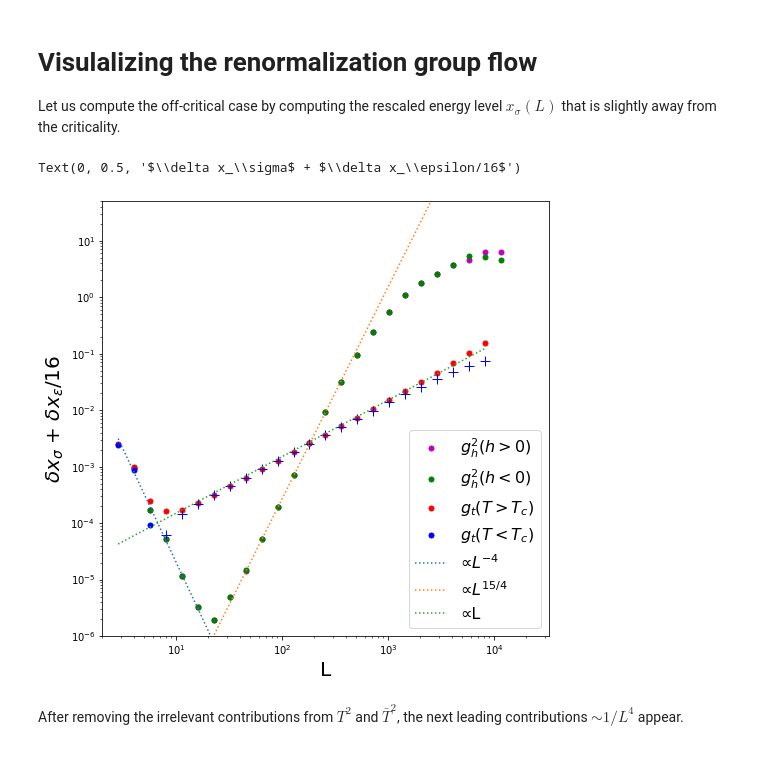
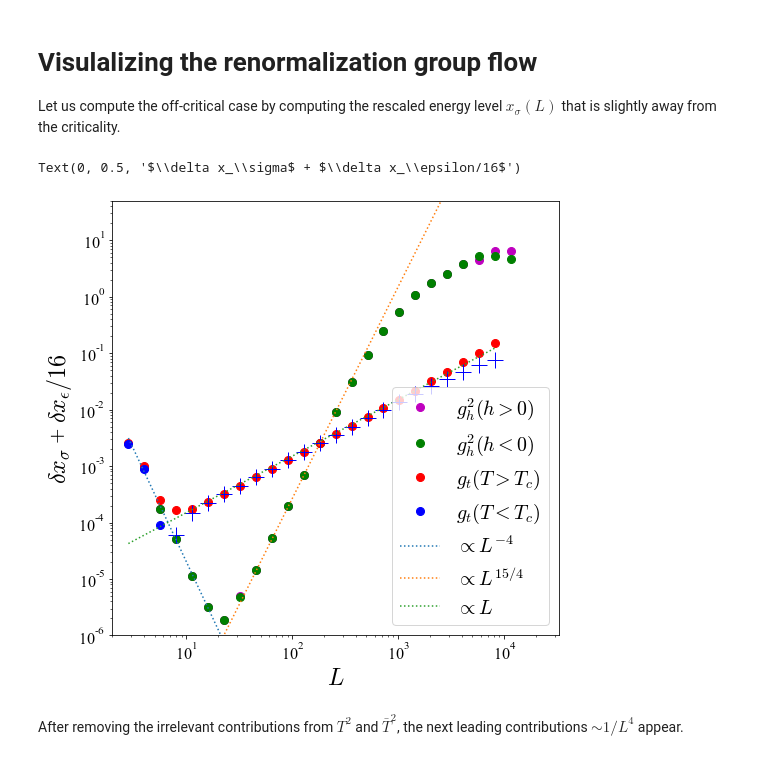
Before and after one commit to dartsushi/Loop-TNR_RGflow, a Jupyter notebook: RG_flow_tutorial.ipynb, the cells around one changed output. Cells and saved outputs as stored; diff of their text form; code cells hidden in the pictures.

```diff
--- a/RG_flow_tutorial.ipynb
+++ b/RG_flow_tutorial.ipynb
@@ -112,12 +112,17 @@ def parabola_fit(x,a,b):
 l_list=2**(np.linspace(1.5,1+0.5*len(data[0]),len(data[0])))
 fd,cov=curve_fit(parabola_fit,l_list[1:8],lE0_list[-1,1:8])
 # %%
+plt.rcParams['mathtext.fontset'] = 'cm'
+plt.rcParams['xtick.labelsize'] = 16
+plt.rcParams['ytick.labelsize'] = 16
+plt.rcParams["font.family"] = "Times New Roman"
+
 plt.figure(figsize=(8,8))
 plt.plot(l_list,lE0_list[-1],".")
 plt.plot(np.linspace(0,7e4,1000),parabola_fit(np.linspace(0,7e4,1000),fd[0],1),":",label="Fit")
 plt.title(r"$\epsilon_0={0}$ and $c={1}$".format(np.round(fd[0],3),np.round(-fd[1]*6/np.pi,5)),fontsize=20)
-plt.ylabel("$L*E_0$",fontsize=20)
-plt.xlabel("L",fontsize=20)
+plt.ylabel(r"$LE_0$",fontsize=24)
+plt.xlabel(r"$L$",fontsize=24)
 plt.xlim(0,7e4)
 # %% [output]
 (0.0, 70000.0)
@@ -322,26 +327,26 @@ for i in range(4):
 # %%
 color_list= ["m", "g", "r", "b", "y", "k", "w"]
 plt.figure(figsize=(8,8))
 for i in range(4):
     if i >=2:
-        plt.plot(l_list,((gap_list[i]-0.125)+(gap_list2[i]-1)/16),".",markersize=10,color=color_list[i],label=LABEL[i])
-        plt.plot(l_list,-((gap_list[i]-0.125)+(gap_list2[i]-1)/16),"+",markersize=10,color=color_list[i])
+        plt.plot(l_list,((gap_list[i]-0.125)+(gap_list2[i]-1)/16),".",markersize=16,color=color_list[i],label=LABEL[i])
+        plt.plot(l_list,-((gap_list[i]-0.125)+(gap_list2[i]-1)/16),"+",markersize=16,color=color_list[i])
     else:
-        plt.plot(np.sqrt(2)*l_list,((gap_list[i]-0.125)+(gap_list2[i]-1)/16),".",markersize=10,color=color_list[i],label=LABEL[i])
-        plt.plot(np.sqrt(2)*l_list,-((gap_list[i]-0.125)+(gap_list2[i]-1)/16),"+",markersize=10,color=color_list[i])
-plt.plot(l_list,0.2*l_list**(-4),":",label="$∝L^{-4}$")
-plt.plot(l_list[:80],8.5e-12*l_list[:80]**3.75,":",label="$∝L^{15/4}$")
-plt.plot(l_list[:80],15e-6*l_list[:80],":",label="∝L")
+        plt.plot(np.sqrt(2)*l_list,((gap_list[i]-0.125)+(gap_list2[i]-1)/16),".",markersize=16,color=color_list[i],label=LABEL[i])
+        plt.plot(np.sqrt(2)*l_list,-((gap_list[i]-0.125)+(gap_list2[i]-1)/16),"+",markersize=16,color=color_list[i])
+plt.plot(l_list,0.2*l_list**(-4),":",label="$\propto L^{-4}$")
+plt.plot(l_list[:80],8.5e-12*l_list[:80]**3.75,":",label="$\propto L^{15/4}$")
+plt.plot(l_list[:80],15e-6*l_list[:80],":",label="$\propto L$")
 plt.xscale("log")
 plt.yscale("log")
 plt.xlim(2,l_list[-1]*4)
 plt.ylim(1e-6,50)
-plt.legend(loc="lower right",fontsize=16)
-plt.xlabel("L",fontsize=20)
-plt.ylabel("$\delta x_\sigma$ + $\delta x_\epsilon/16$",fontsize=20)
+plt.legend(loc="lower right",fontsize=20)
+plt.xlabel("$L$",fontsize=24)
+plt.ylabel("$\delta x_\sigma$ + $\delta x_\epsilon/16$",fontsize=24)
 # %% [output]
 Text(0, 0.5, '$\\delta x_\\sigma$ + $\\delta x_\\epsilon/16$')
-[figure, old version]
+[figure, new version]
 # %% [markdown]
 After removing the irrelevant contributions from $T^2$ and $\bar{T}^2$, the next leading contributions $\sim 1/L^4$ appear.
 # %%
```
Also changed, not shown: parts of 5 cells of this notebook.
